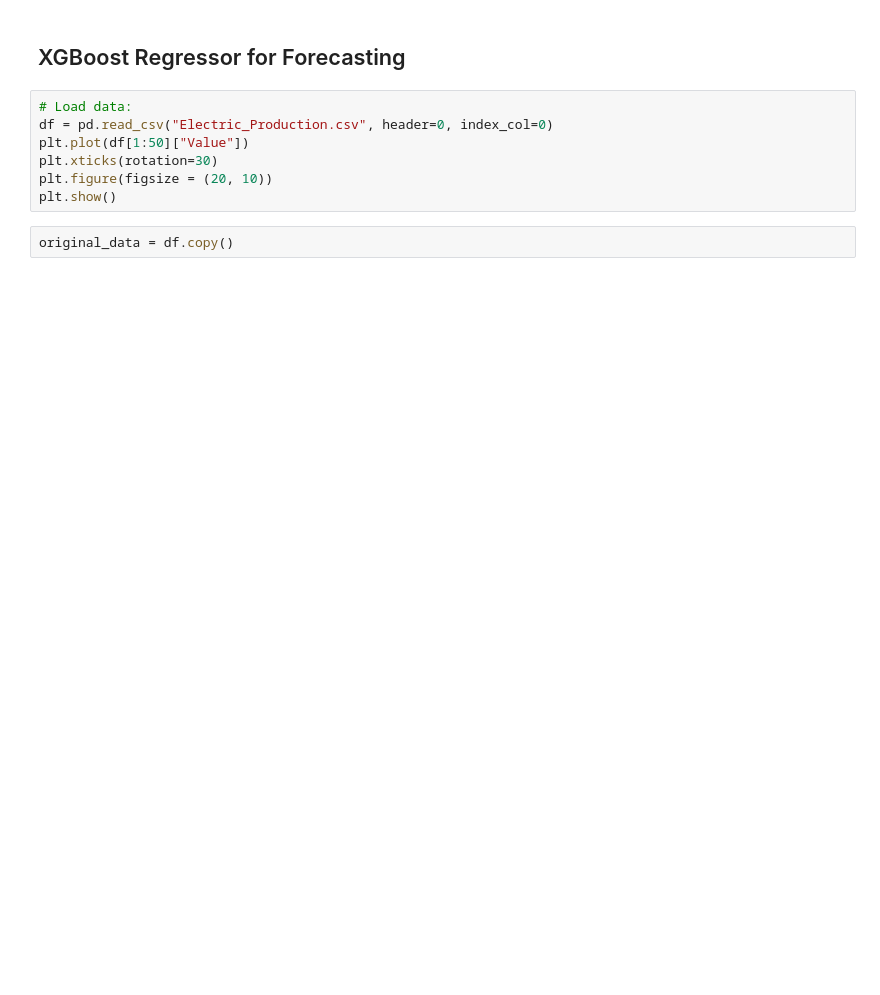
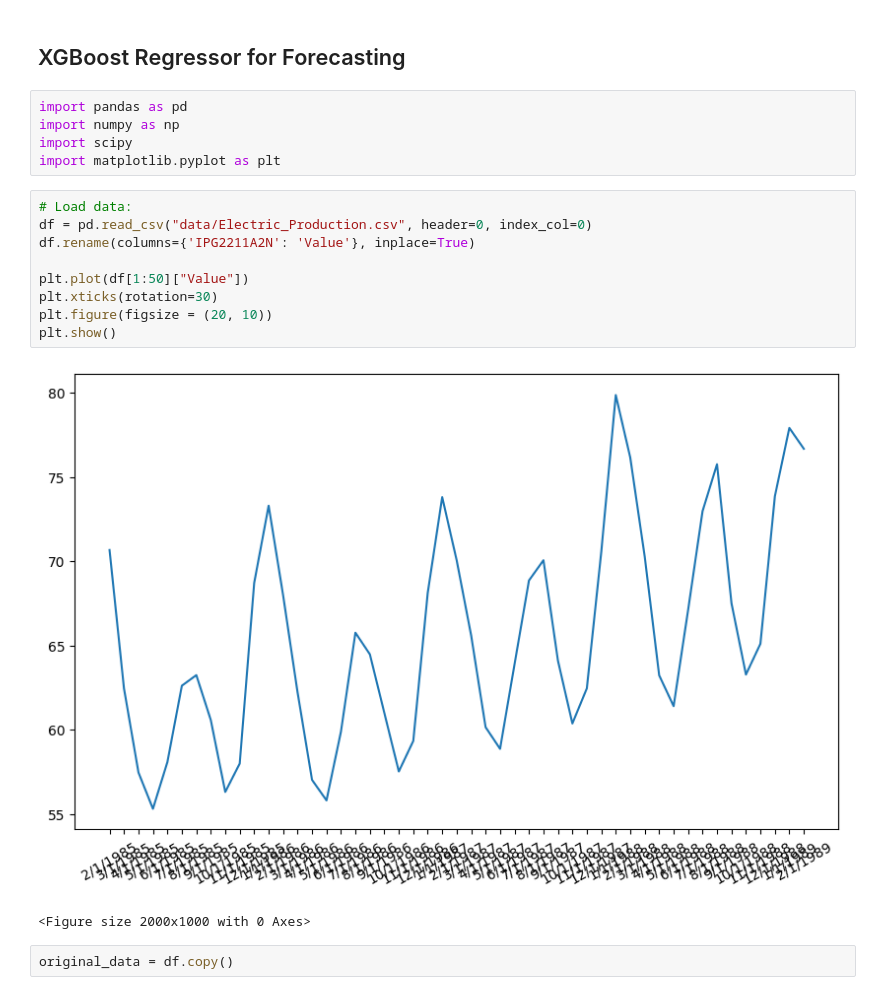
Before and after one commit to mjgrav2001/PredictiveAnalytics, a Jupyter notebook: Week5/XGBoost_for_TimeSeries.ipynb, the cells around one changed output. Cells and saved outputs as stored; diff of their text form; blank space fills up the shorter version.

```diff
--- a/Week5/XGBoost_for_TimeSeries.ipynb
+++ b/Week5/XGBoost_for_TimeSeries.ipynb
@@ -86,12 +130,22 @@ for key, value in adfuller_result[4].items():
 # %% [markdown]
 ## XGBoost Regressor for Forecasting
+# %%
+import pandas as pd
+import numpy as np
+import scipy
+import matplotlib.pyplot as plt
 # %%
 # Load data:
-df = pd.read_csv("Electric_Production.csv", header=0, index_col=0)
+df = pd.read_csv("data/Electric_Production.csv", header=0, index_col=0)
+df.rename(columns={'IPG2211A2N': 'Value'}, inplace=True)
+
 plt.plot(df[1:50]["Value"])
 plt.xticks(rotation=30)
 plt.figure(figsize = (20, 10))
 plt.show()
+# %% [output]
+[figure, added]
+<Figure size 2000x1000 with 0 Axes>
 # %%
 original_data = df.copy()
 # %%
```
Also changed, not shown: parts of 27 cells of this notebook.
